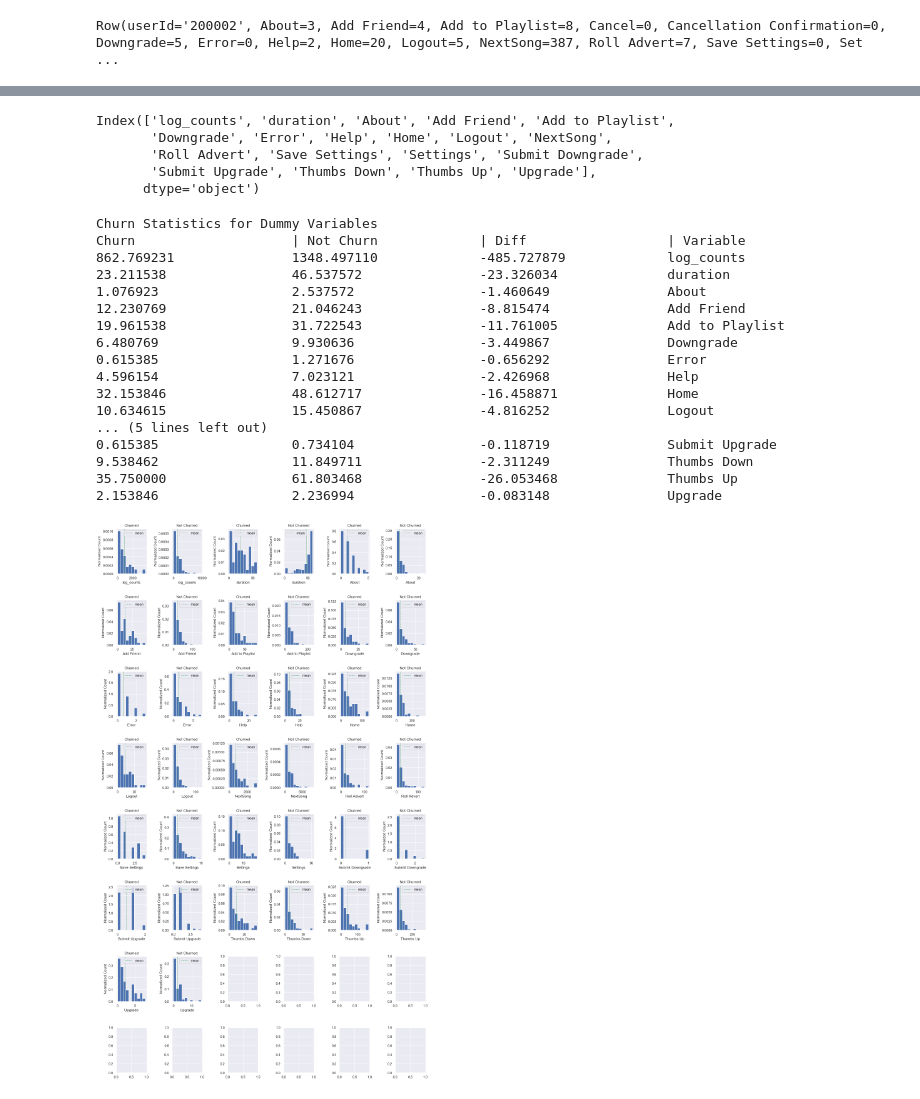
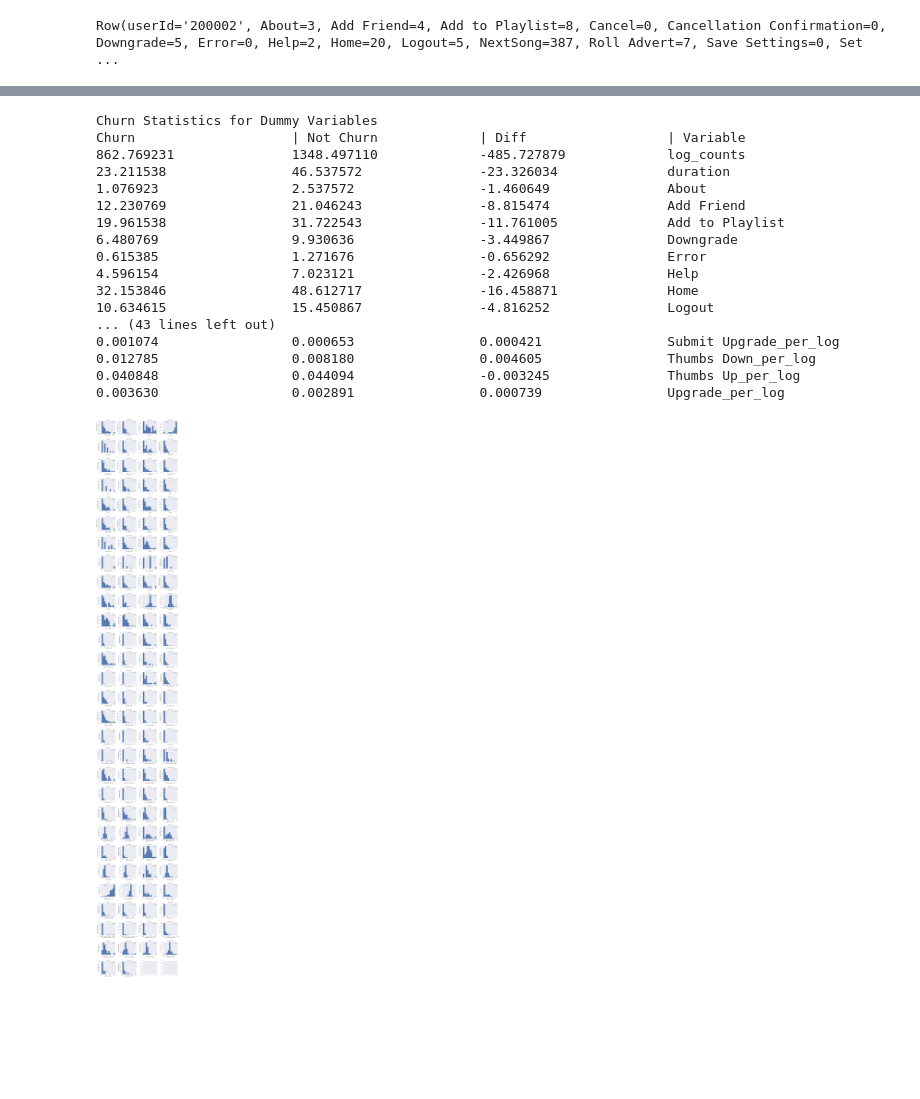
Before and after one commit to christofranz/sparkify-churn-prediction, a Jupyter notebook: Sparkify_data_analysis.ipynb, the cells around one changed output, grey strips where cells are left out. Saved outputs shown, nothing was run; the diff lists cells and outputs as text; code cells hidden in the pictures; blank space fills up the shorter version.

```diff
--- a/Sparkify_data_analysis.ipynb
+++ b/Sparkify_data_analysis.ipynb
@@ -854 +895,5 @@ not_churned = user_pd[user_pd["churned"] == 0] # users who did not
+# %%
+users.drop(["Cancel", "Cancellation Confirmation", "sum(churn)"], axis=1, inplace=True)
+churned = users[users["churned"] == 1].select_dtypes(include=["int64", "int32", "float64"]) # users who churned
+not_churned = users[users["churned"] == 0].select_dtypes(include=["int64", "int32", "float64"]) # users who did not
 # %%
@@ -883,11 +919,0 @@ len(user_pd.columns) - 2
-# %%
-n_vars = 23 # need 2* 23 plots = 46
-user_pd.drop(["Cancel", "Cancellation Confirmation"], inplace=True, axis=1)
-var_names = user_pd.columns[4:]
-var_names
-# %% [output]
-Index(['log_counts', 'duration', 'About', 'Add Friend', 'Add to Playlist',
-       'Downgrade', 'Error', 'Help', 'Home', 'Logout', 'NextSong',
-       'Roll Advert', 'Save Settings', 'Settings', 'Submit Downgrade',
-       'Submit Upgrade', 'Thumbs Down', 'Thumbs Up', 'Upgrade'],
-      dtype='object')
@@ -966,27 +969,26 @@ def plot_data(churned, not_churned, var_names):
     styler = df.style.bar(subset=["relative_diff"], align='mid', color=['#d65f5f', '#5fba7d'])
     return styler
-# %%
-# statistics and plots for the count of the actions
-styler = plot_data(churned, not_churned, var_names)
-# %% [output]
-Churn Statistics for Dummy Variables
-Churn                    | Not Churn             | Diff                  | Variable
-862.769231               1348.497110             -485.727879             log_counts
-23.211538                46.537572               -23.326034              duration
-1.076923                 2.537572                -1.460649               About
-12.230769                21.046243               -8.815474               Add Friend
-19.961538                31.722543               -11.761005              Add to Playlist
-6.480769                 9.930636                -3.449867               Downgrade
-0.615385                 1.271676                -0.656292               Error
-4.596154                 7.023121                -2.426968               Help
-32.153846                48.612717               -16.458871              Home
-10.634615                15.450867               -4.816252               Logout
-... (5 lines left out)
-0.615385                 0.734104                -0.118719               Submit Upgrade
-9.538462                 11.849711               -2.311249               Thumbs Down
-35.750000                61.803468               -26.053468              Thumbs Up
-2.153846                 2.236994                -0.083148               Upgrade
-[figure, removed]
+# %%
+styler = plot_data(churned, not_churned, churned.columns[1:])
+# %% [output]
+Churn Statistics for Dummy Variables
+Churn                    | Not Churn             | Diff                  | Variable
+862.769231               1348.497110             -485.727879             log_counts
+23.211538                46.537572               -23.326034              duration
+1.076923                 2.537572                -1.460649               About
+12.230769                21.046243               -8.815474               Add Friend
+19.961538                31.722543               -11.761005              Add to Playlist
+6.480769                 9.930636                -3.449867               Downgrade
+0.615385                 1.271676                -0.656292               Error
+4.596154                 7.023121                -2.426968               Help
+32.153846                48.612717               -16.458871              Home
+10.634615                15.450867               -4.816252               Logout
+... (43 lines left out)
+0.001074                 0.000653                0.000421                Submit Upgrade_per_log
+0.012785                 0.008180                0.004605                Thumbs Down_per_log
+0.040848                 0.044094                -0.003245               Thumbs Up_per_log
+0.003630                 0.002891                0.000739                Upgrade_per_log
+[figure, added]
 # %%
 styler
 # %% [output]
```
Also changed, not shown: parts of 99 cells of this notebook.
